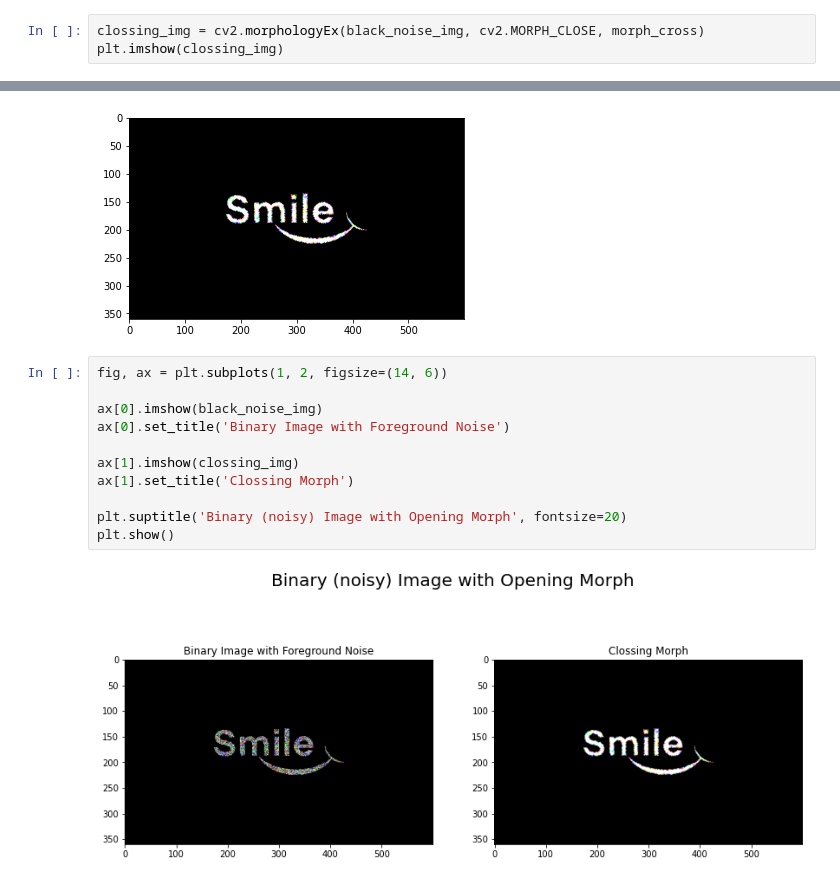
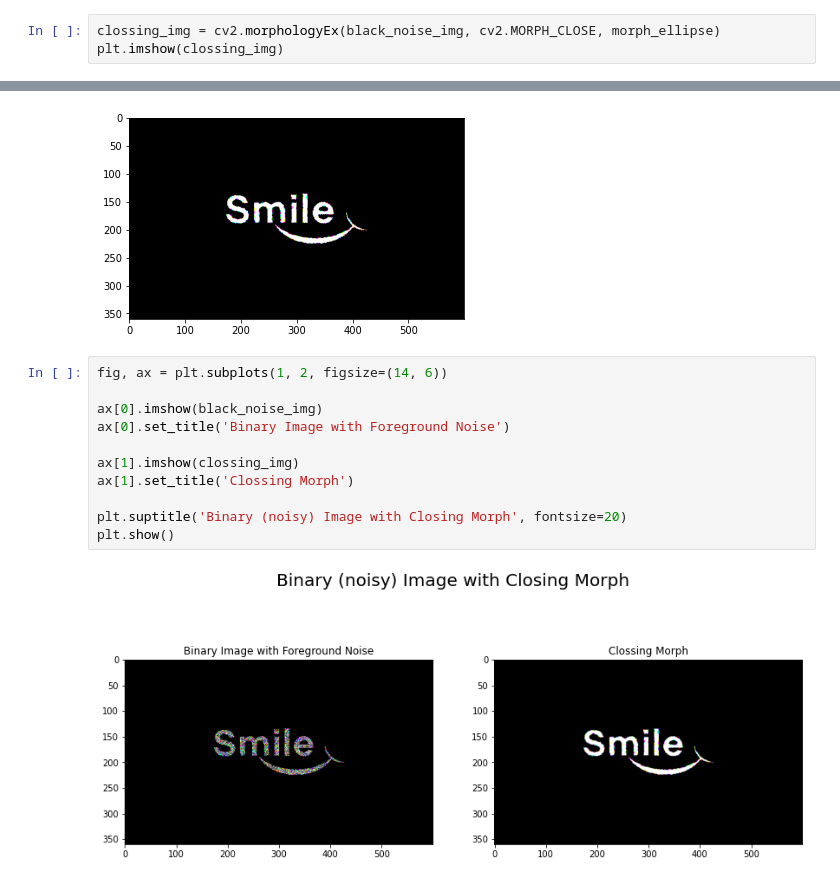
Before and after one commit to mamuncseru/dip-assignments, a Jupyter notebook: assignment8.ipynb, the cells around one changed output, grey strips where cells are left out. Drawn from its saved outputs; the diff is of its cells as text.

```diff
--- a/assignment8.ipynb
+++ b/assignment8.ipynb
@@ -189,7 +189,7 @@ plt.imshow(black_noise_img)
 <matplotlib.image.AxesImage at 0x...>
 [figure]
 # %%
-clossing_img = cv2.morphologyEx(black_noise_img, cv2.MORPH_CLOSE, morph_cross)
+clossing_img = cv2.morphologyEx(black_noise_img, cv2.MORPH_CLOSE, morph_ellipse)
 plt.imshow(clossing_img)
 # %% [output]
 <matplotlib.image.AxesImage at 0x...>
@@ -197,13 +197,13 @@ plt.imshow(clossing_img)
 # %%
 fig, ax = plt.subplots(1, 2, figsize=(14, 6))
 
 ax[0].imshow(black_noise_img)
 ax[0].set_title('Binary Image with Foreground Noise')
 
 ax[1].imshow(clossing_img)
 ax[1].set_title('Clossing Morph')
 
-plt.suptitle('Binary (noisy) Image with Opening Morph', fontsize=20)
+plt.suptitle('Binary (noisy) Image with Closing Morph', fontsize=20)
 plt.show()
 # %% [output]
-[figure, old version]
+[figure, new version]
```
Also changed, not shown: 4 other files.
